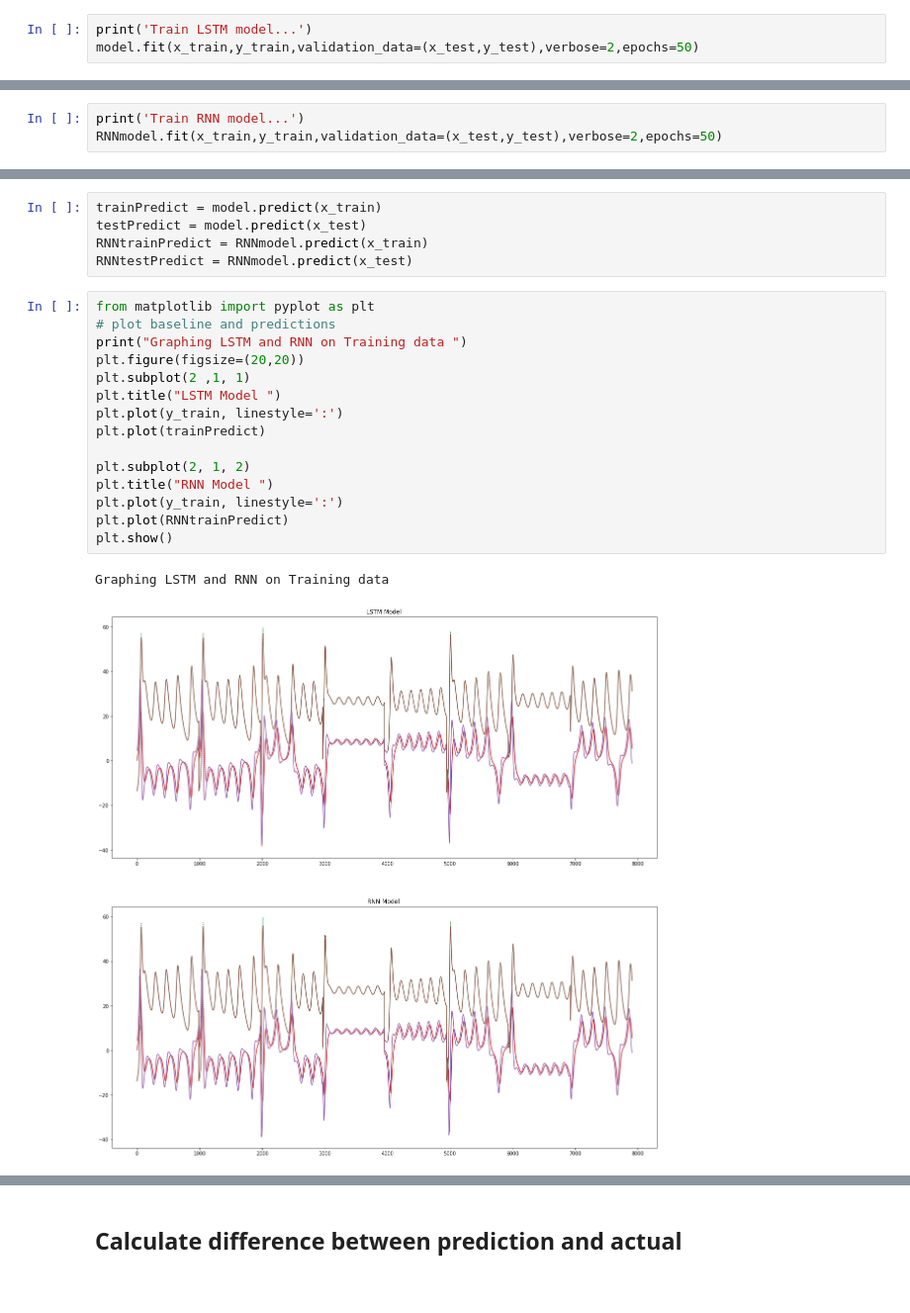
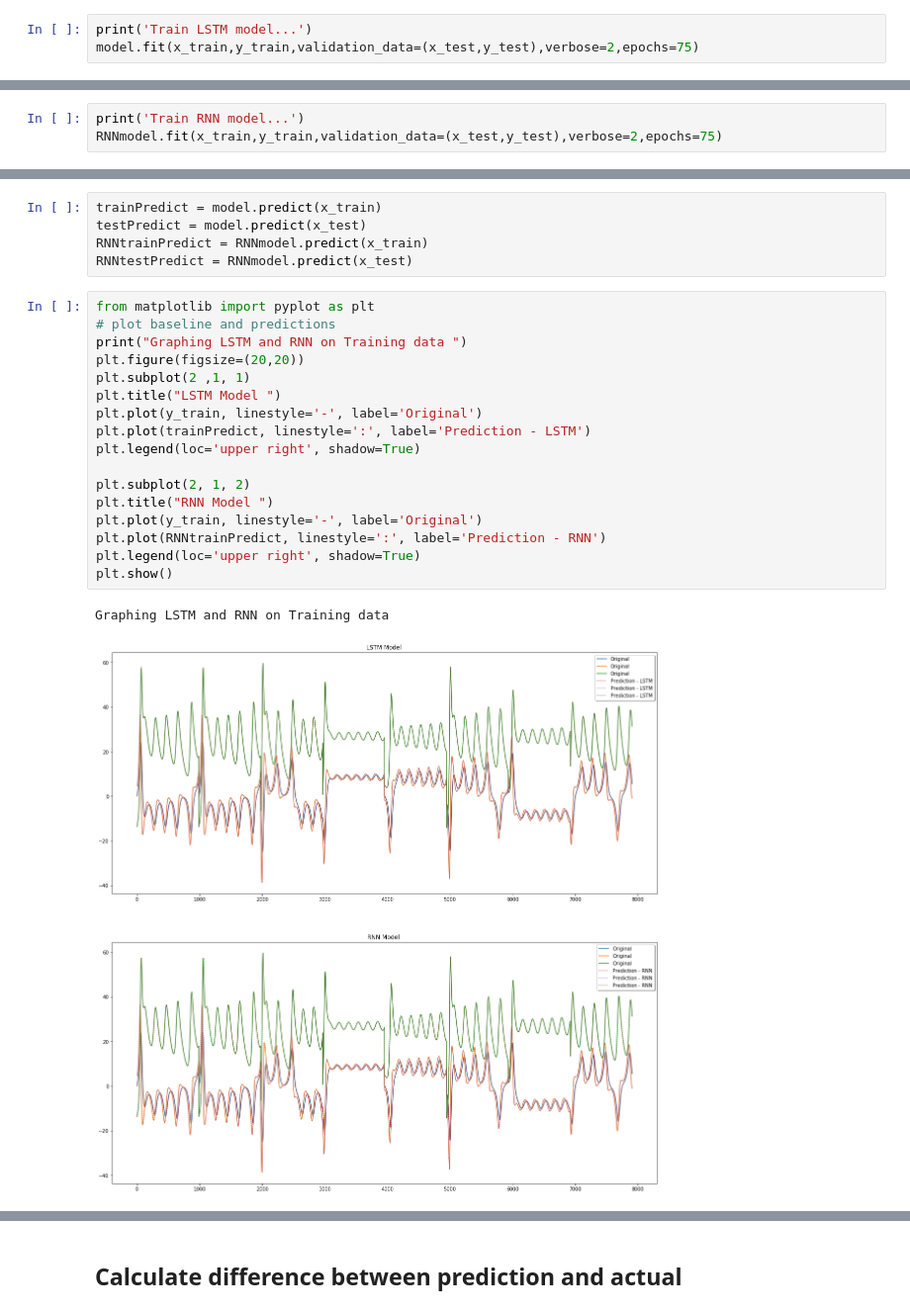
Before and after one commit to tgibbons-css/Keras_LSTM, a Jupyter notebook: Lorenz System- Tom updates.ipynb, the cells around one changed output, grey strips where cells are left out. Shown at 99% size. Cells and saved outputs as stored; diff of their text form.

```diff
--- a/Lorenz System- Tom updates.ipynb
+++ b/Lorenz System- Tom updates.ipynb
@@ -387,6 +387,6 @@ Build RNN model...
 # %%
 print('Train LSTM model...')
-model.fit(x_train,y_train,validation_data=(x_test,y_test),verbose=2,epochs=50)
+model.fit(x_train,y_train,validation_data=(x_test,y_test),verbose=2,epochs=75)
 # %% [output]
 Train LSTM model...
 Train on 7912 samples, validate on 3956 samples
@@ -408,7 +408,7 @@ Epoch 50/50
 <keras.callbacks.History at 0x...>
 # %%
 print('Train RNN model...')
-RNNmodel.fit(x_train,y_train,validation_data=(x_test,y_test),verbose=2,epochs=50)
+RNNmodel.fit(x_train,y_train,validation_data=(x_test,y_test),verbose=2,epochs=75)
 # %% [output]
 Train RNN model...
 Train on 7912 samples, validate on 3956 samples
@@ -438,21 +438,23 @@ RNNtestPredict = RNNmodel.predict(x_test)
 # %%
 from matplotlib import pyplot as plt
 # plot baseline and predictions
 print("Graphing LSTM and RNN on Training data ")
 plt.figure(figsize=(20,20))
 plt.subplot(2 ,1, 1)
 plt.title("LSTM Model ")
-plt.plot(y_train, linestyle=':')
-plt.plot(trainPredict)
+plt.plot(y_train, linestyle='-', label='Original')
+plt.plot(trainPredict, linestyle=':', label='Prediction - LSTM')
+plt.legend(loc='upper right', shadow=True)
 
 plt.subplot(2, 1, 2)
 plt.title("RNN Model ")
-plt.plot(y_train, linestyle=':')
-plt.plot(RNNtrainPredict)
+plt.plot(y_train, linestyle='-', label='Original')
+plt.plot(RNNtrainPredict, linestyle=':', label='Prediction - RNN')
+plt.legend(loc='upper right', shadow=True)
 plt.show()
 # %% [output]
 Graphing LSTM and RNN on Training data
-[figure, old version]
+[figure, new version]
 # %%
 list = np.arange(len(trainPredict)+10,len(trainPredict)+len(testPredict)+10)
 plt.plot(list, testPredict) # plot baseline and predictions
```
Also changed, not shown: parts of 25 cells of this notebook.
